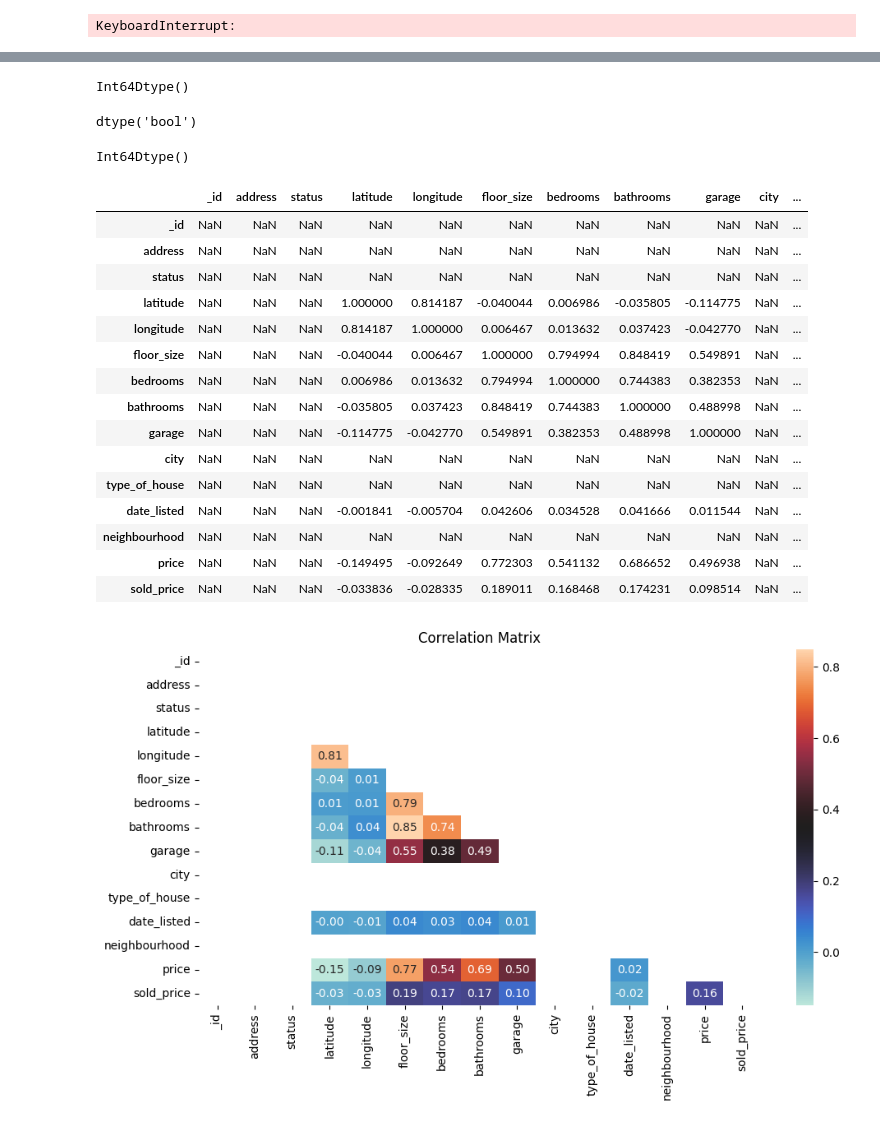
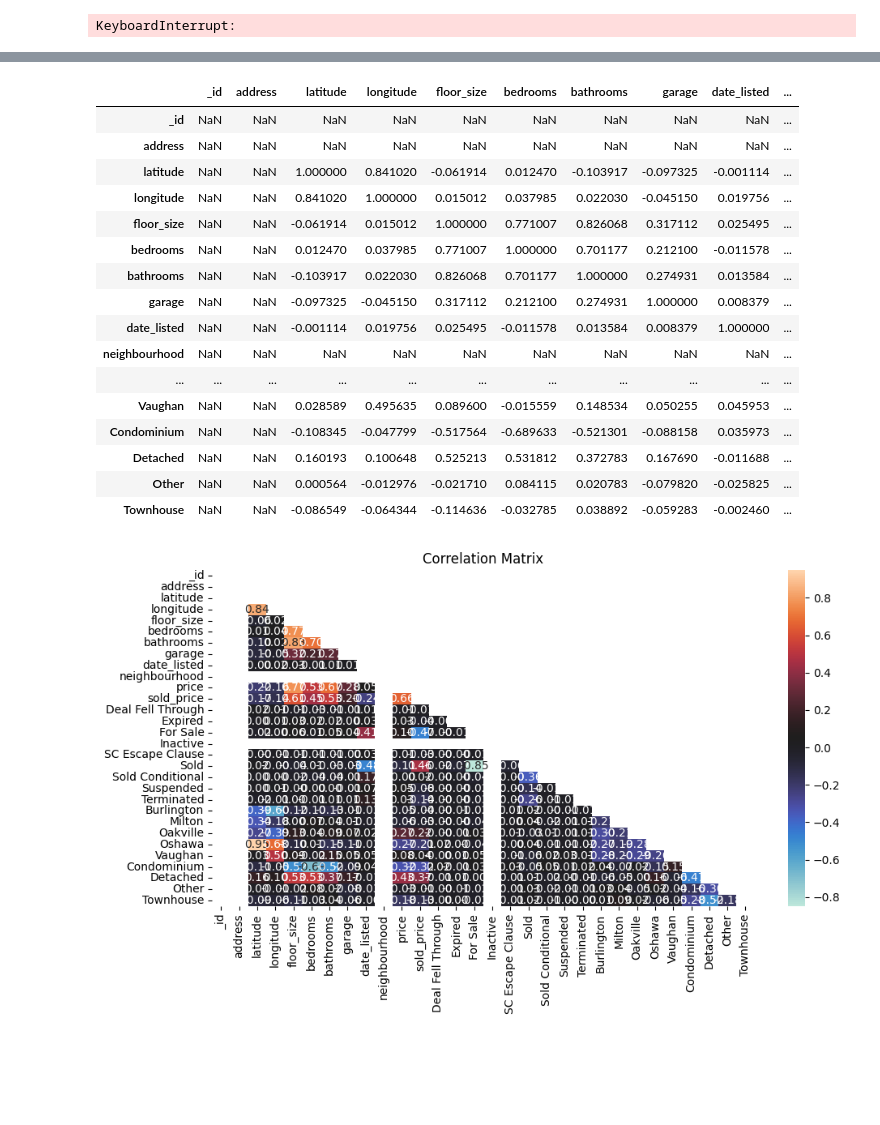
Before and after one commit to MaisieDeGraaf/Housing-Project_Final, a Jupyter notebook: linreg_housing.ipynb, the cells around one changed output, grey strips where cells are left out. Cells and saved outputs as stored; diff of their text form; code cells hidden in the pictures; blank space fills up the shorter version.

```diff
--- a/linreg_housing.ipynb
+++ b/linreg_housing.ipynb
@@ -543,2 +569,2 @@ Passing `palette` without assigning `hue` is deprecated and will be removed in v
 # %%
-houses_df['_id'] = pd.to_numeric(houses_df['_id' ], errors='coerce').convert_dtypes()
+houses_df_dummies_predicted['_id'] = pd.to_numeric(houses_df_dummies_predicted['_id' ], errors='coerce').convert_dtypes()
@@ -549,2 +571,2 @@ Int64Dtype()
 # %%
-houses_df['address'] = pd.to_numeric(houses_df['address'], errors='coerce').convert_dtypes()
+houses_df_dummies_predicted['address'] = pd.to_numeric(houses_df_dummies_predicted['address'], errors='coerce').convert_dtypes()
@@ -555,2 +573,2 @@ Int64Dtype()
 # %%
-houses_df['status'] = pd.to_numeric(houses_df['status'], errors='coerce').convert_dtypes()
+houses_df_dummies_predicted['neighbourhood'] = pd.to_numeric(houses_df_dummies_predicted['neighbourhood'], errors='coerce').convert_dtypes()
@@ -563,4 +574,0 @@ houses_df['city'] = pd.to_numeric(houses_df['city'], errors='coerce').convert_dt
-# %%
-houses_df['city'].dtypes
-# %% [output]
-Int64Dtype()
@@ -569,4 +574,0 @@ houses_df['type_of_house'] = pd.to_numeric(houses_df['type_of_house'], errors='c
-# %%
-houses_df['type_of_house'].dtypes
-# %% [output]
-dtype('bool')
@@ -575,34 +575,31 @@ houses_df['neighbourhood'] = pd.to_numeric(houses_df['neighbourhood'], errors='c
-# %%
-houses_df['neighbourhood'].dtypes
-# %% [output]
-Int64Dtype()
 # %%
-houses_df.corr()
+houses_df_dummies_predicted.corr()
 # %% [output]
-|  | _id | address | status | latitude | longitude | floor_size | bedrooms | bathrooms | garage | city | ... |
-| _id | NaN | NaN | NaN | NaN | NaN | NaN | NaN | NaN | NaN | NaN | ... |
-| address | NaN | NaN | NaN | NaN | NaN | NaN | NaN | NaN | NaN | NaN | ... |
-| status | NaN | NaN | NaN | NaN | NaN | NaN | NaN | NaN | NaN | NaN | ... |
-| latitude | NaN | NaN | NaN | 1.000000 | 0.814187 | -0.040044 | 0.006986 | -0.035805 | -0.114775 | NaN | ... |
-| longitude | NaN | NaN | NaN | 0.814187 | 1.000000 | 0.006467 | 0.013632 | 0.037423 | -0.042770 | NaN | ... |
-| floor_size | NaN | NaN | NaN | -0.040044 | 0.006467 | 1.000000 | 0.794994 | 0.848419 | 0.549891 | NaN | ... |
-| bedrooms | NaN | NaN | NaN | 0.006986 | 0.013632 | 0.794994 | 1.000000 | 0.744383 | 0.382353 | NaN | ... |
-| bathrooms | NaN | NaN | NaN | -0.035805 | 0.037423 | 0.848419 | 0.744383 | 1.000000 | 0.488998 | NaN | ... |
-| garage | NaN | NaN | NaN | -0.114775 | -0.042770 | 0.549891 | 0.382353 | 0.488998 | 1.000000 | NaN | ... |
-| city | NaN | NaN | NaN | NaN | NaN | NaN | NaN | NaN | NaN | NaN | ... |
-| type_of_house | NaN | NaN | NaN | NaN | NaN | NaN | NaN | NaN | NaN | NaN | ... |
-| date_listed | NaN | NaN | NaN | -0.001841 | -0.005704 | 0.042606 | 0.034528 | 0.041666 | 0.011544 | NaN | ... |
-| neighbourhood | NaN | NaN | NaN | NaN | NaN | NaN | NaN | NaN | NaN | NaN | ... |
-| price | NaN | NaN | NaN | -0.149495 | -0.092649 | 0.772303 | 0.541132 | 0.686652 | 0.496938 | NaN | ... |
-| sold_price | NaN | NaN | NaN | -0.033836 | -0.028335 | 0.189011 | 0.168468 | 0.174231 | 0.098514 | NaN | ... |
+|  | _id | address | latitude | longitude | floor_size | bedrooms | bathrooms | garage | date_listed | ... |
+| _id | NaN | NaN | NaN | NaN | NaN | NaN | NaN | NaN | NaN | ... |
+| address | NaN | NaN | NaN | NaN | NaN | NaN | NaN | NaN | NaN | ... |
+| latitude | NaN | NaN | 1.000000 | 0.841020 | -0.061914 | 0.012470 | -0.103917 | -0.097325 | -0.001114 | ... |
+| longitude | NaN | NaN | 0.841020 | 1.000000 | 0.015012 | 0.037985 | 0.022030 | -0.045150 | 0.019756 | ... |
+| floor_size | NaN | NaN | -0.061914 | 0.015012 | 1.000000 | 0.771007 | 0.826068 | 0.317112 | 0.025495 | ... |
+| bedrooms | NaN | NaN | 0.012470 | 0.037985 | 0.771007 | 1.000000 | 0.701177 | 0.212100 | -0.011578 | ... |
+| bathrooms | NaN | NaN | -0.103917 | 0.022030 | 0.826068 | 0.701177 | 1.000000 | 0.274931 | 0.013584 | ... |
+| garage | NaN | NaN | -0.097325 | -0.045150 | 0.317112 | 0.212100 | 0.274931 | 1.000000 | 0.008379 | ... |
+| date_listed | NaN | NaN | -0.001114 | 0.019756 | 0.025495 | -0.011578 | 0.013584 | 0.008379 | 1.000000 | ... |
+| neighbourhood | NaN | NaN | NaN | NaN | NaN | NaN | NaN | NaN | NaN | ... |
+| ... | ... | ... | ... | ... | ... | ... | ... | ... | ... | ... |
+| Vaughan | NaN | NaN | 0.028589 | 0.495635 | 0.089600 | -0.015559 | 0.148534 | 0.050255 | 0.045953 | ... |
+| Condominium | NaN | NaN | -0.108345 | -0.047799 | -0.517564 | -0.689633 | -0.521301 | -0.088158 | 0.035973 | ... |
+| Detached | NaN | NaN | 0.160193 | 0.100648 | 0.525213 | 0.531812 | 0.372783 | 0.167690 | -0.011688 | ... |
+| Other | NaN | NaN | 0.000564 | -0.012976 | -0.021710 | 0.084115 | 0.020783 | -0.079820 | -0.025825 | ... |
+| Townhouse | NaN | NaN | -0.086549 | -0.064344 | -0.114636 | -0.032785 | 0.038892 | -0.059283 | -0.002460 | ... |
 # %%
-corr = houses_df.corr()
+corr = houses_df_dummies_predicted.corr()
 mask_ut = np.triu(np.ones(corr.shape)).astype(np.bool_)
 
 plt.figure(figsize=(10,6))
 sns.heatmap(corr, annot=True, fmt=".2f", cmap="icefire", mask=mask_ut)
 plt.title("Correlation Matrix")
 plt.tight_layout()
 plt.show()
 # %% [output]
-[figure, old version]
+[figure, new version]
```
Also changed, not shown: parts of 16 cells of this notebook.
